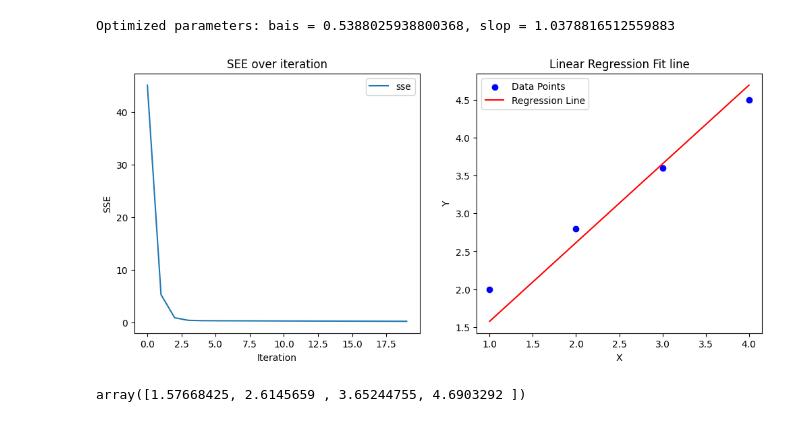
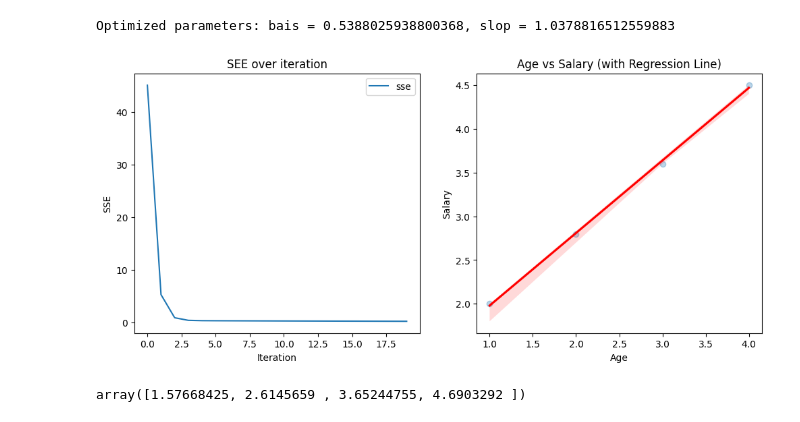
Before and after one commit to Eng-AhmedWael1011/DEPI_Round4_AMIT_MLE, a Jupyter notebook: src/ML/Session_1/assignments/GD.ipynb, the cells around one changed output. Drawn from its saved outputs; the diff is of its cells as text; code cells hidden in the pictures.

```diff
--- a/src/ML/Session_1/assignments/GD.ipynb
+++ b/src/ML/Session_1/assignments/GD.ipynb
@@ -46,24 +47,22 @@ Optimized parameters: bais = 0.5388025938800368, slop = 1.0378816512559883
 # %%
 plt.figure(figsize=(12,5))
 
 plt.subplot(1,2,1)
 plt.plot(range(num_iteration),sse_values,label='sse')
 plt.xlabel("Iteration")
 plt.ylabel('SSE')
 plt.title('SEE over iteration')
 plt.legend()
 # plt.show()
 
 plt.subplot(1,2,2)
-plt.scatter(x,y,color="blue",label='Data Points')
-plt.plot(x, b+w*x, color = 'red', label='Regression Line')
-plt.xlabel("X")
-plt.ylabel('Y')
-plt.title("Linear Regression Fit line")
-plt.legend()
+sns.regplot(x=x, y=y, scatter_kws={'alpha':0.3}, line_kws={'color':'red'})
+plt.xlabel("Age")
+plt.ylabel("Salary")
+plt.title("Age vs Salary (with Regression Line)")
 plt.show()
 # %% [output]
-[figure, old version]
+[figure, new version]
 # %%
 y=w * x + b
 y
```
Also changed, not shown: parts of 4 cells of this notebook.
